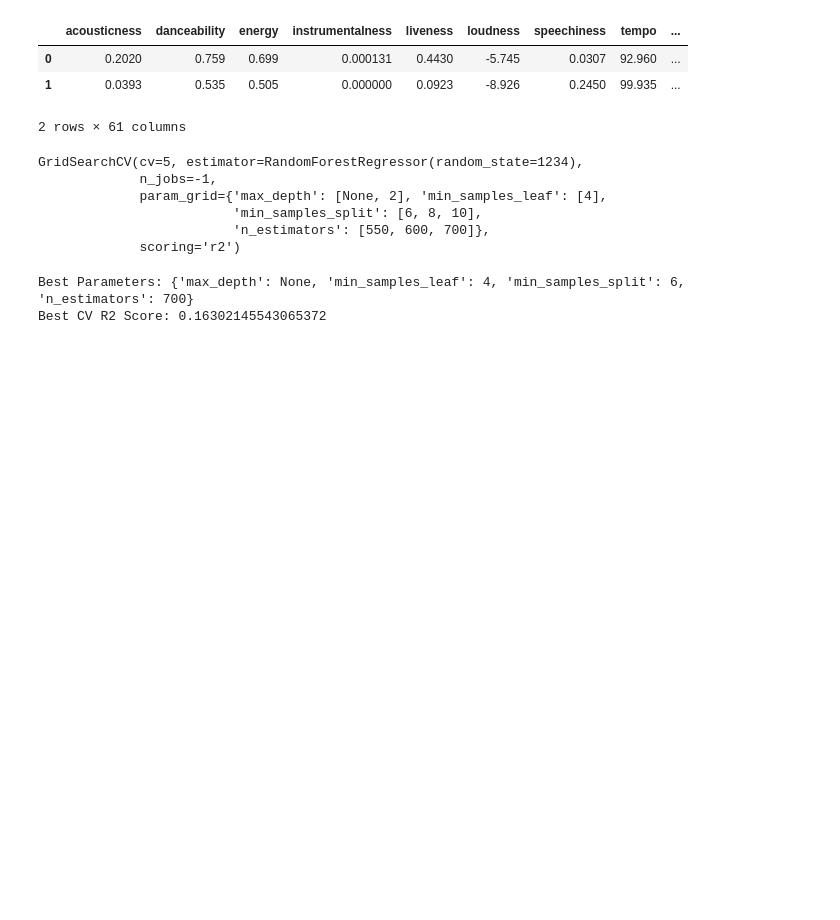
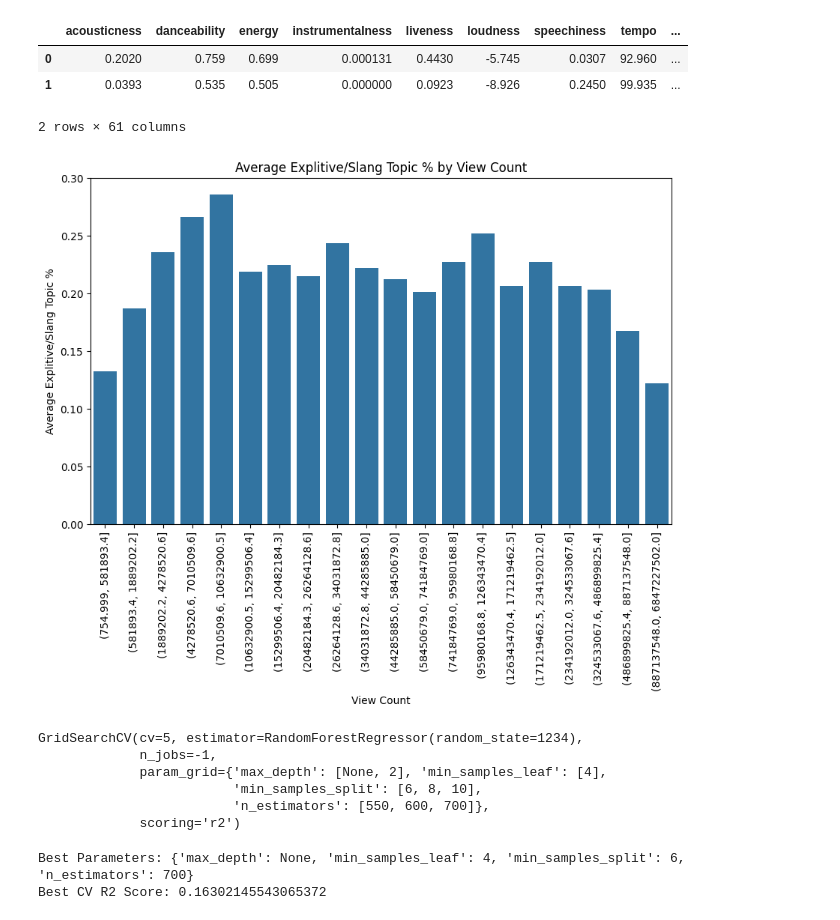
Before and after one commit to cradduhj/ISA_514_Final_Project, a Jupyter notebook: RandomForest_modeling.ipynb, the cells around one changed output. Cells and saved outputs as stored; diff of their text form; code cells hidden in the pictures; blank space fills up the shorter version.

```diff
--- a/RandomForest_modeling.ipynb
+++ b/RandomForest_modeling.ipynb
@@ -55,6 +73,20 @@ y = music['view_count']
 
 # split data
 X_train, X_test, y_train, y_test = train_test_split(X, y, test_size=0.3, random_state=1234)
+# %%
+import pandas as pd
+music['view_bin'] = pd.qcut(music['view_count'], 20)  # 20 quantile bins
+avg_vocab = music.groupby('view_bin')['Rap_Street_Slang_Topic'].mean().reset_index()
+
+plt.figure(figsize=(10,6))
+sns.barplot(x='view_bin', y='Rap_Street_Slang_Topic', data=avg_vocab)
+plt.xticks(rotation=90)
+plt.xlabel("View Count")
+plt.ylabel("Average Explitive/Slang Topic %")
+plt.title("Average Explitive/Slang Topic % by View Count")
+plt.show()
+# %% [output]
+[figure, added]
 # %%
 # parameter grid
 grid_param = {
```
Also changed, not shown: parts of 7 cells of this notebook, 6 other files.
